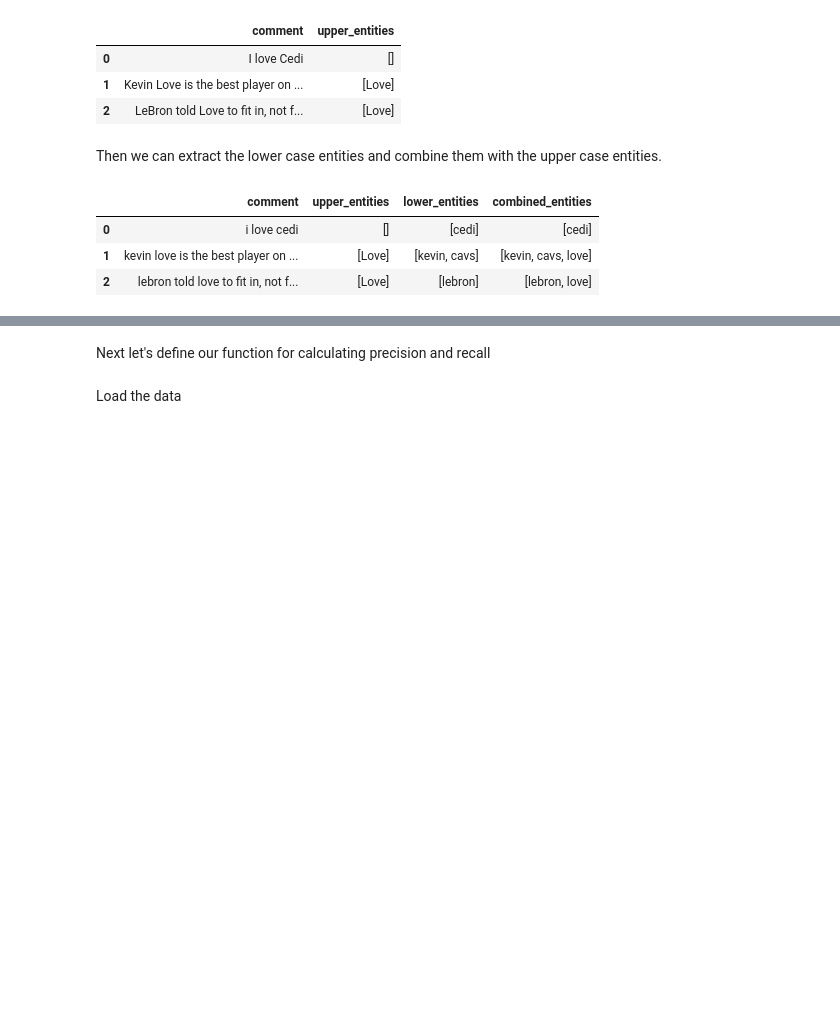
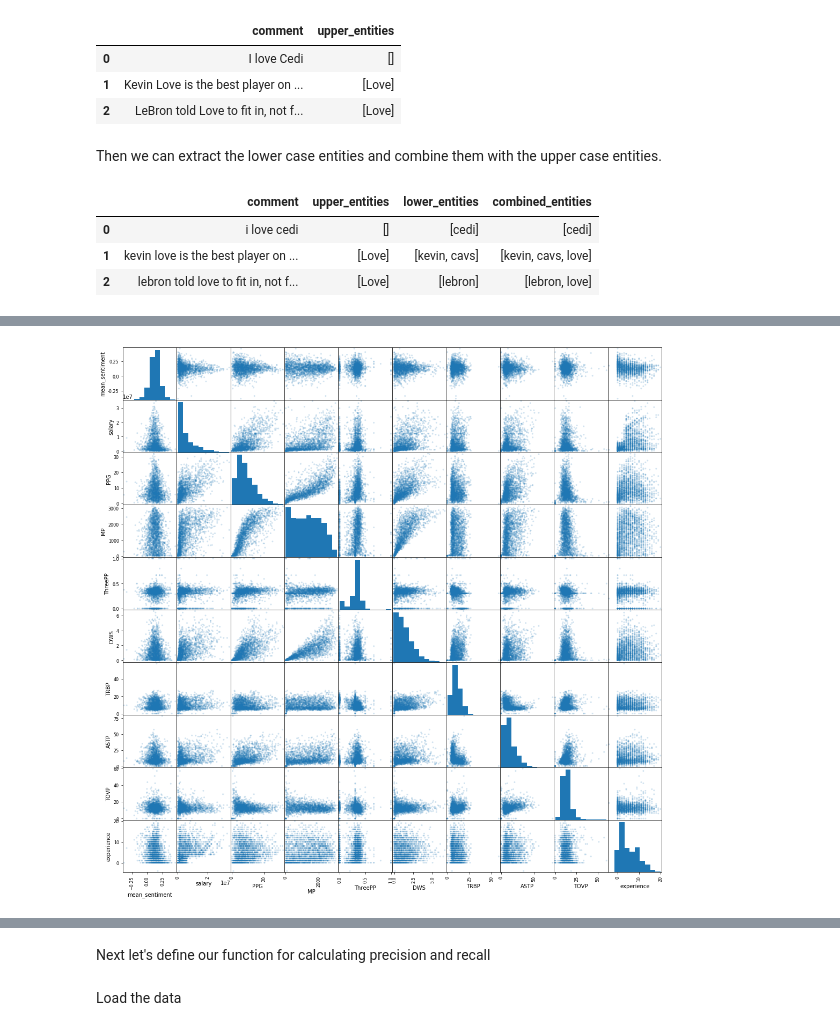
Before and after one commit to map222/trailofpapers, a Jupyter notebook: sentiment_sports/paper/calculating_player_sentiment.ipynb, the cells around one changed output, grey strips where cells are left out. Drawn from its saved outputs; the diff is of its cells as text; code cells hidden in the pictures; blank space fills up the shorter version.

```diff
--- a/sentiment_sports/paper/calculating_player_sentiment.ipynb
+++ b/sentiment_sports/paper/calculating_player_sentiment.ipynb
@@ -137,0 +310,6 @@ First, some imports
+# %%
+from pandas.plotting import scatter_matrix
+scatter_matrix(nba_df[['mean_sentiment', 'salary',  'PPG', 'MP',
+                        'ThreePP', 'DWS', 'TRBP', 'ASTP', 'TOVP', 'experience']], alpha=0.2, figsize=(18, 18));
+# %% [output]
+[figure, added]
```
Also changed, not shown: parts of 72 cells of this notebook, 2 other files.
